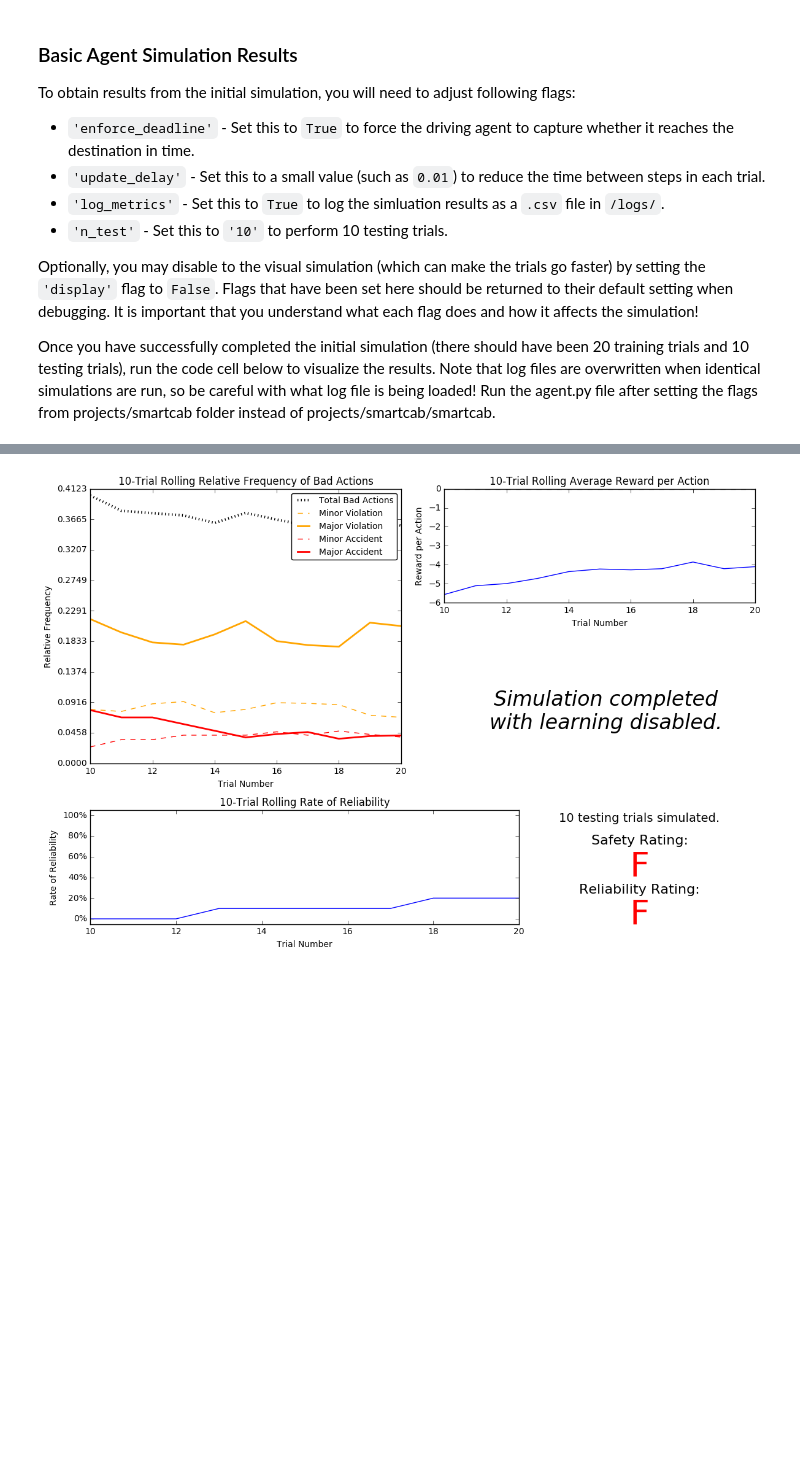
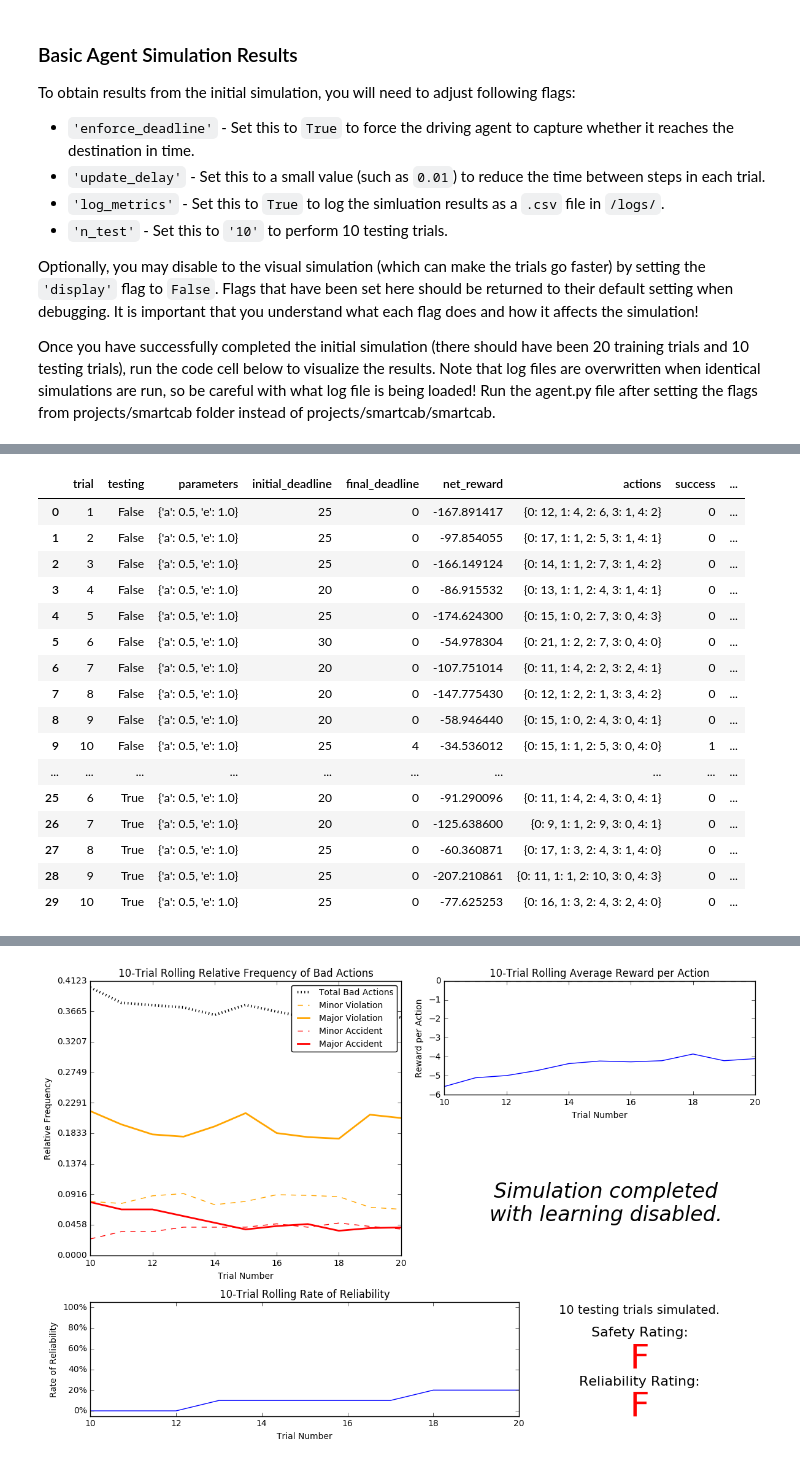
Before and after one commit to cjammi/machine-learning, a Jupyter notebook: projects/smartcab/smartcab.ipynb, the cells around one changed output, grey strips where cells are left out. Saved outputs shown, nothing was run; the diff lists cells and outputs as text; code cells hidden in the pictures; blank space fills up the shorter version.

```diff
--- a/projects/smartcab/smartcab.ipynb
+++ b/projects/smartcab/smartcab.ipynb
@@ -89,0 +88,6 @@ import random
+# %%
+import pandas as pd
+import os
+import ast
+data = pd.read_csv(os.path.join("logs", 'sim_no-learning.csv'))
+data.head()
@@ -89,0 +101,22 @@ import random
+# %%
+data['reliability'] = data['success']*100
+data['reliability_rate'] = (data['success']*100).rolling(window=10, center=False).mean()
+data
+# %% [output]
+|  | trial | testing | parameters | initial_deadline | final_deadline | net_reward | actions | success | ... |
+| 0 | 1 | False | {'a': 0.5, 'e': 1.0} | 25 | 0 | -167.891417 | {0: 12, 1: 4, 2: 6, 3: 1, 4: 2} | 0 | ... |
+| 1 | 2 | False | {'a': 0.5, 'e': 1.0} | 25 | 0 | -97.854055 | {0: 17, 1: 1, 2: 5, 3: 1, 4: 1} | 0 | ... |
+| 2 | 3 | False | {'a': 0.5, 'e': 1.0} | 25 | 0 | -166.149124 | {0: 14, 1: 1, 2: 7, 3: 1, 4: 2} | 0 | ... |
+| 3 | 4 | False | {'a': 0.5, 'e': 1.0} | 20 | 0 | -86.915532 | {0: 13, 1: 1, 2: 4, 3: 1, 4: 1} | 0 | ... |
+| 4 | 5 | False | {'a': 0.5, 'e': 1.0} | 25 | 0 | -174.624300 | {0: 15, 1: 0, 2: 7, 3: 0, 4: 3} | 0 | ... |
+| 5 | 6 | False | {'a': 0.5, 'e': 1.0} | 30 | 0 | -54.978304 | {0: 21, 1: 2, 2: 7, 3: 0, 4: 0} | 0 | ... |
+| 6 | 7 | False | {'a': 0.5, 'e': 1.0} | 20 | 0 | -107.751014 | {0: 11, 1: 4, 2: 2, 3: 2, 4: 1} | 0 | ... |
+| 7 | 8 | False | {'a': 0.5, 'e': 1.0} | 20 | 0 | -147.775430 | {0: 12, 1: 2, 2: 1, 3: 3, 4: 2} | 0 | ... |
+| 8 | 9 | False | {'a': 0.5, 'e': 1.0} | 20 | 0 | -58.946440 | {0: 15, 1: 0, 2: 4, 3: 0, 4: 1} | 0 | ... |
+| 9 | 10 | False | {'a': 0.5, 'e': 1.0} | 25 | 4 | -34.536012 | {0: 15, 1: 1, 2: 5, 3: 0, 4: 0} | 1 | ... |
+| ... | ... | ... | ... | ... | ... | ... | ... | ... | ... |
+| 25 | 6 | True | {'a': 0.5, 'e': 1.0} | 20 | 0 | -91.290096 | {0: 11, 1: 4, 2: 4, 3: 0, 4: 1} | 0 | ... |
+| 26 | 7 | True | {'a': 0.5, 'e': 1.0} | 20 | 0 | -125.638600 | {0: 9, 1: 1, 2: 9, 3: 0, 4: 1} | 0 | ... |
+| 27 | 8 | True | {'a': 0.5, 'e': 1.0} | 25 | 0 | -60.360871 | {0: 17, 1: 3, 2: 4, 3: 1, 4: 0} | 0 | ... |
+| 28 | 9 | True | {'a': 0.5, 'e': 1.0} | 25 | 0 | -207.210861 | {0: 11, 1: 1, 2: 10, 3: 0, 4: 3} | 0 | ... |
+| 29 | 10 | True | {'a': 0.5, 'e': 1.0} | 25 | 0 | -77.625253 | {0: 16, 1: 3, 2: 4, 3: 2, 4: 0} | 0 | ... |
```
Also changed, not shown: parts of 8 cells of this notebook.
